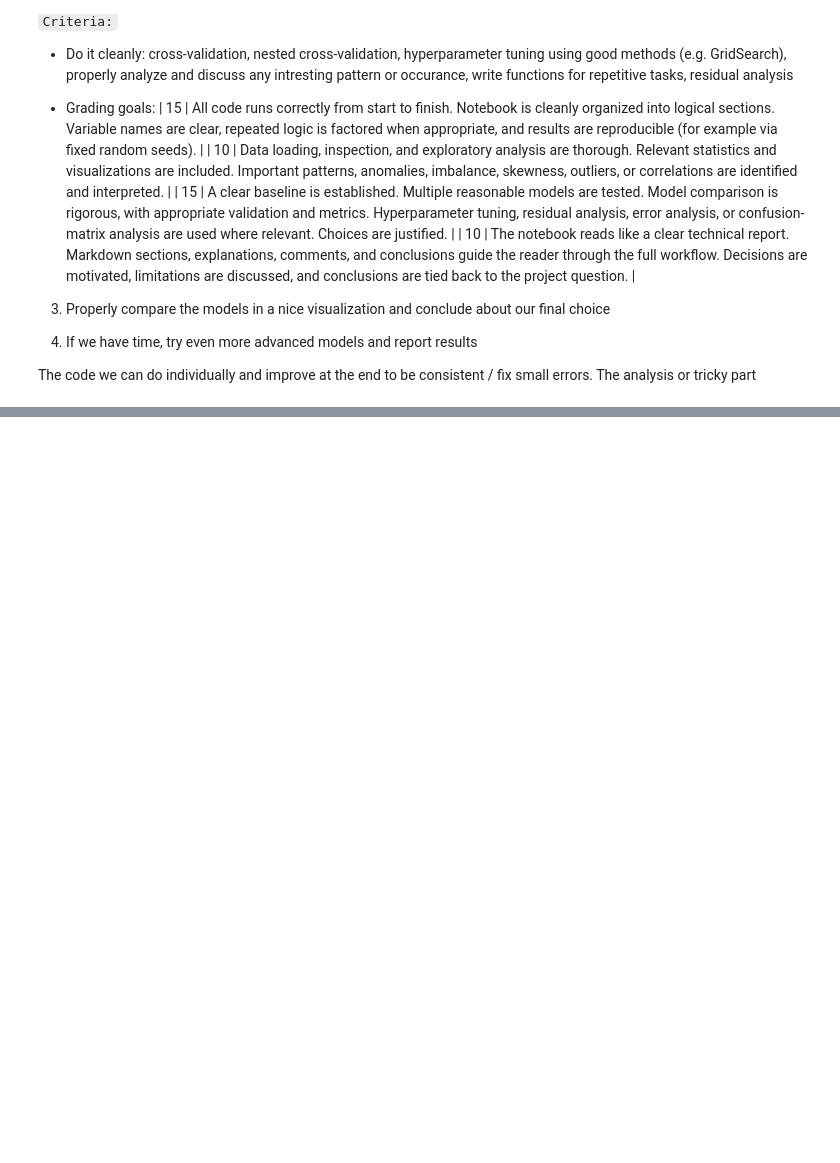
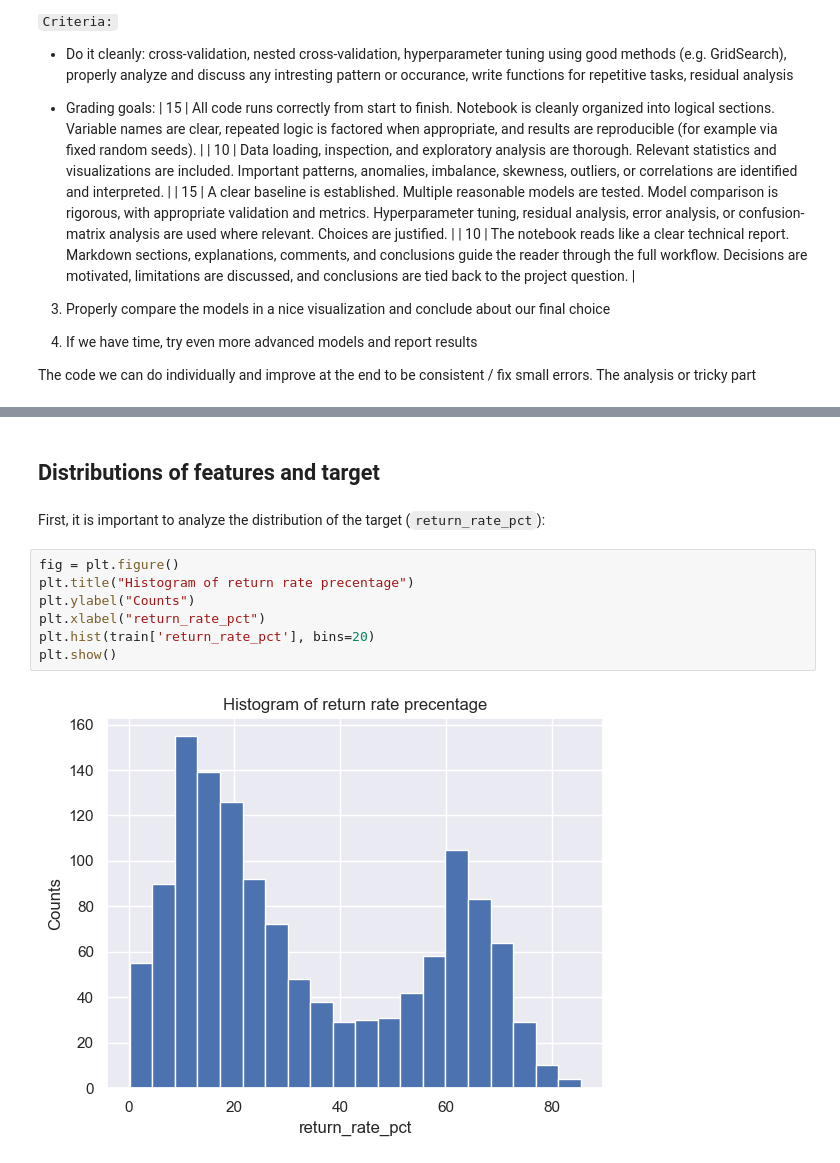
Before and after one commit to tomabrihacescu/return_rate_ecommerce_platform, a Jupyter notebook: draft1.ipynb, the cells around one changed output, grey strips where cells are left out. Drawn from its saved outputs; the diff is of its cells as text; blank space fills up the shorter version.

Commit message:
Started working on the first draft of the notebook we will send to Lucas

```diff
--- a/draft1.ipynb
+++ b/draft1.ipynb
@@ -29,0 +108,13 @@ The code we can do individually and improve at the end to be consistent / fix sm
+# %% [markdown]
+## Distributions of features and target
+# %% [markdown]
+First, it is important to analyze the distribution of the target (`return_rate_pct`):
+# %%
+fig = plt.figure()
+plt.title("Histogram of return rate precentage")
+plt.ylabel("Counts")
+plt.xlabel("return_rate_pct")
+plt.hist(train['return_rate_pct'], bins=20)
+plt.show()
+# %% [output]
+[figure, added]
```
Also changed, not shown: parts of 14 cells of this notebook.
